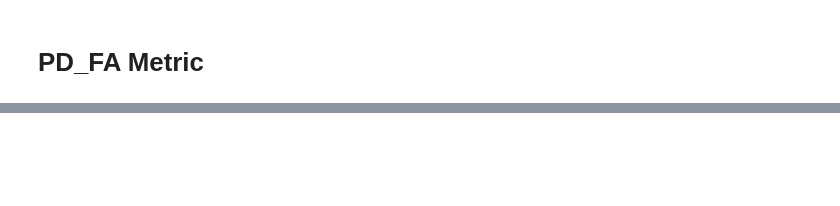
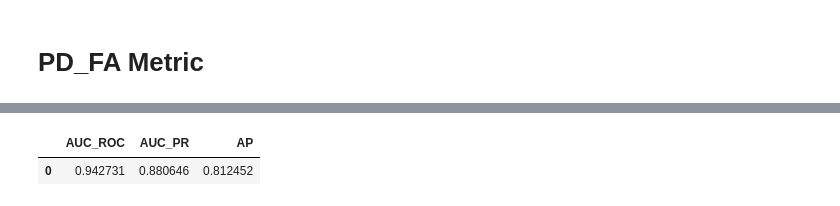
Before and after one commit to BinarySOS/BinarySOSMetrics, a Jupyter notebook: notebook/tutorials.ipynb, the cells around one changed output, grey strips where cells are left out. Saved outputs shown, nothing was run; the diff lists cells and outputs as text; code cells hidden in the pictures; blank space fills up the shorter version.

```diff
--- a/notebook/tutorials.ipynb
+++ b/notebook/tutorials.ipynb
@@ -204,0 +517,5 @@ PD_FAMetric.update() took 0.00s each time.
+# %%
+Metric.table
+# %% [output]
+|  | AUC_ROC | AUC_PR | AP |
+| 0 | 0.942731 | 0.880646 | 0.812452 |
```
Also changed, not shown: parts of 13 cells of this notebook.
